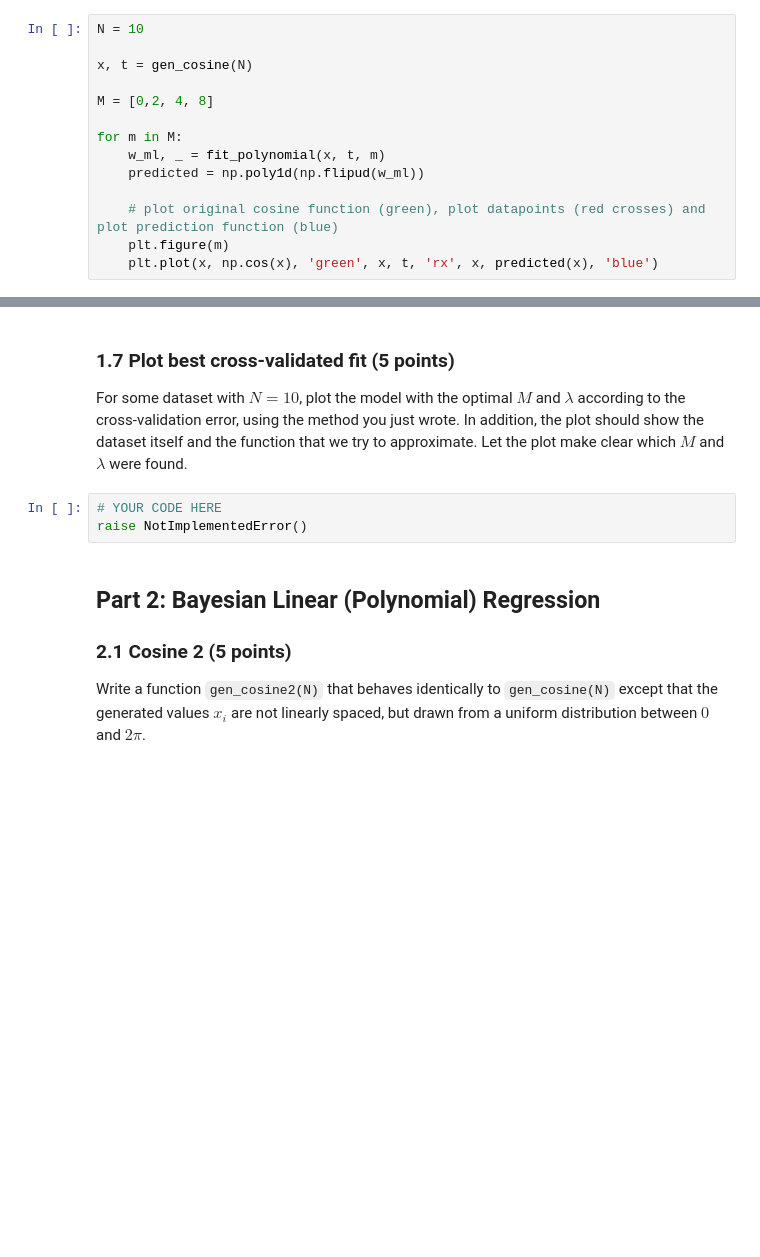
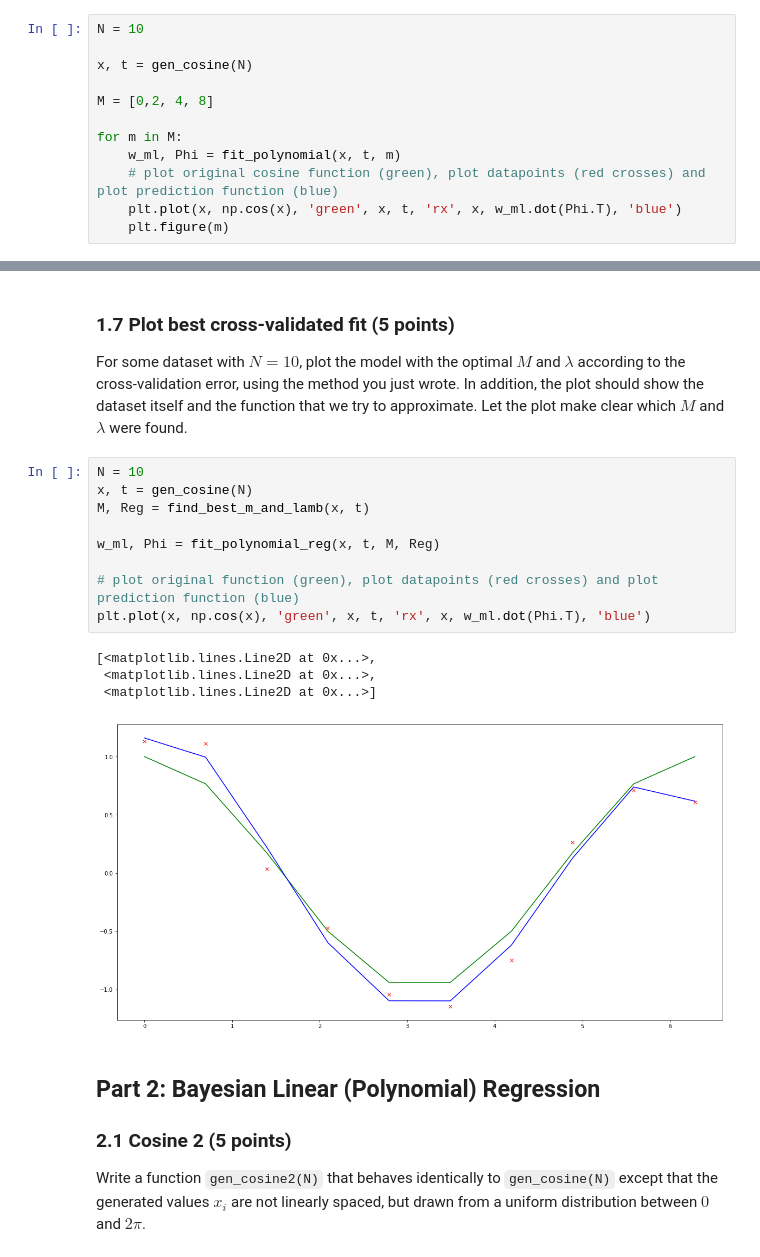
Before and after one commit to hammond756/ml1labs, a Jupyter notebook: 11336404_10437215_10608516_lab1.ipynb, the cells around one changed output, grey strips where cells are left out. Saved outputs shown, nothing was run; the diff lists cells and outputs as text; blank space fills up the shorter version.

```diff
--- a/11336404_10437215_10608516_lab1.ipynb
+++ b/11336404_10437215_10608516_lab1.ipynb
@@ -126,12 +126,10 @@ x, t = gen_cosine(N)
 M = [0,2, 4, 8]
 
 for m in M:
-    w_ml, _ = fit_polynomial(x, t, m)
-    predicted = np.poly1d(np.flipud(w_ml))
-
+    w_ml, Phi = fit_polynomial(x, t, m)
     # plot original cosine function (green), plot datapoints (red crosses) and plot prediction function (blue)
+    plt.plot(x, np.cos(x), 'green', x, t, 'rx', x, w_ml.dot(Phi.T), 'blue')
     plt.figure(m)
-    plt.plot(x, np.cos(x), 'green', x, t, 'rx', x, predicted(x), 'blue')
 # %% [output]
 [figure]
 [figure]
@@ -250,9 +250,20 @@ find_best_m_and_lamb(x, t)
 ### 1.7 Plot best cross-validated fit (5 points)
 
 For some dataset with $N = 10$, plot the model with the optimal $M$ and $\lambda$ according to the cross-validation error, using the method you just wrote. In addition, the plot should show the dataset itself and the function that we try to approximate. Let the plot make clear which $M$ and $\lambda$ were found.
-# %%
-# YOUR CODE HERE
-raise NotImplementedError()
+# %%
+N = 10
+x, t = gen_cosine(N)
+M, Reg = find_best_m_and_lamb(x, t)
+
+w_ml, Phi = fit_polynomial_reg(x, t, M, Reg)
+
+# plot original function (green), plot datapoints (red crosses) and plot prediction function (blue)
+plt.plot(x, np.cos(x), 'green', x, t, 'rx', x, w_ml.dot(Phi.T), 'blue')
+# %% [output]
+[<matplotlib.lines.Line2D at 0x...>,
+ <matplotlib.lines.Line2D at 0x...>,
+ <matplotlib.lines.Line2D at 0x...>]
+[figure, added]
 # %% [markdown]
 ## Part 2: Bayesian Linear (Polynomial) Regression
 
```
Also changed, not shown: parts of 3 cells of this notebook.
